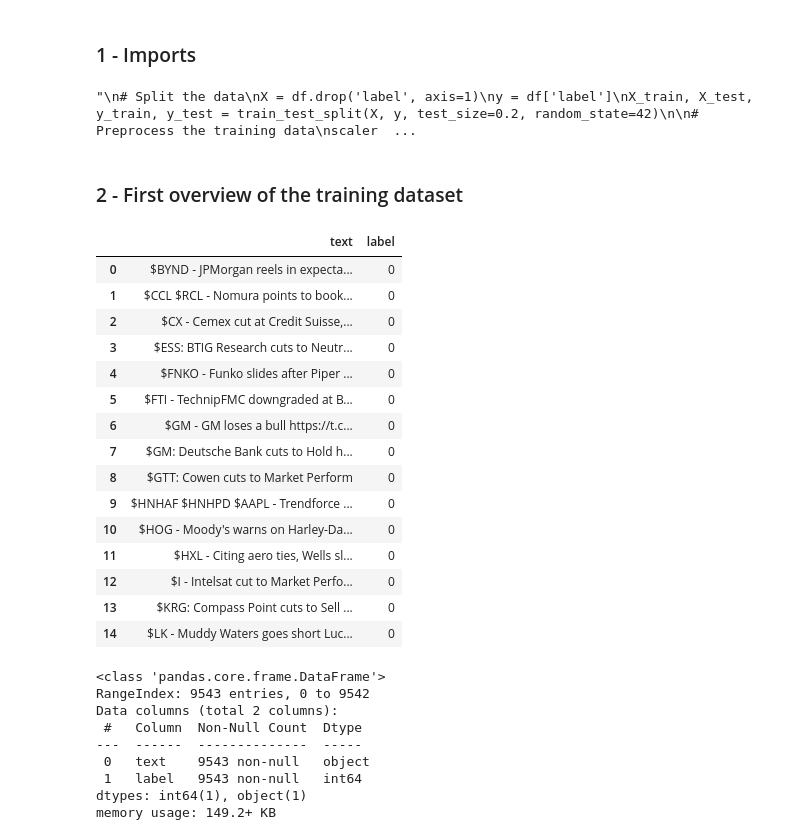
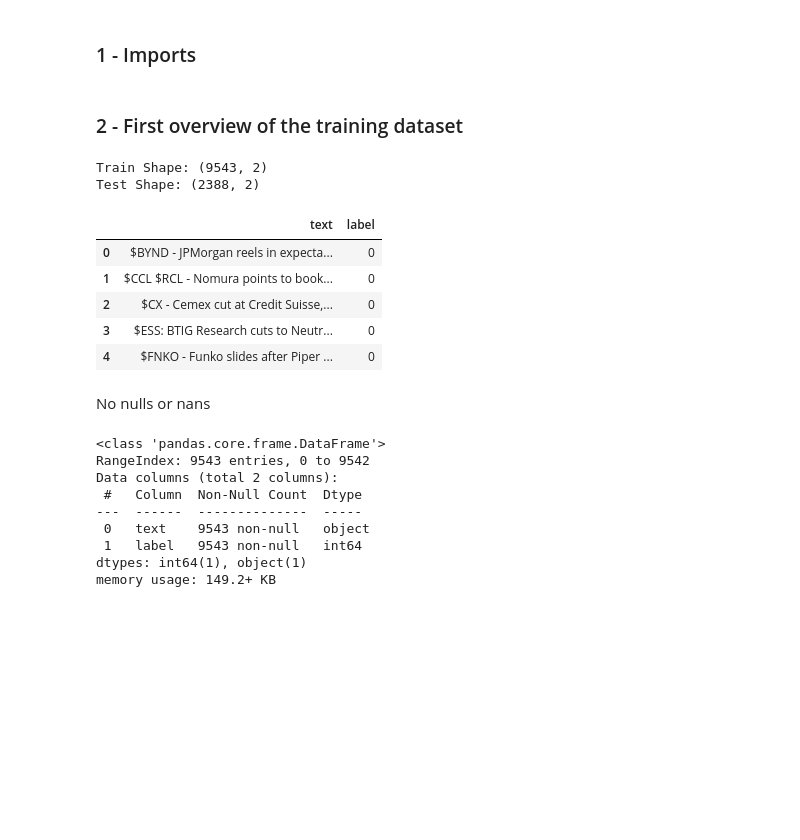
Before and after one commit to VGoon/TMProject_Group8_2425, a Jupyter notebook: EDA.ipynb, the cells around one changed output. Cells and saved outputs as stored; diff of their text form; code cells hidden in the pictures; blank space fills up the shorter version.

```diff
--- a/EDA.ipynb
+++ b/EDA.ipynb
@@ -3,28 +11,3 @@
 # %% [markdown]
 ### 1 - Imports
-# %%
-"""
-# Split the data
-X = df.drop('label', axis=1)
-y = df['label']
-X_train, X_test, y_train, y_test = train_test_split(X, y, test_size=0.2, random_state=42)
-
-# Preprocess the training data
-scaler = StandardScaler()
-encoder = OneHotEncoder()
-imputer = SimpleImputer(strategy='mean')
-
-# Fit and transform the training data
-X_train_scaled = scaler.fit_transform(X_train[['feature1', 'feature2']])
-X_train_encoded = encoder.fit_transform(X_train[['category']])
-X_train_imputed = imputer.fit_transform(X_train_scaled)
-
-# Apply the same preprocessing to the test data
-X_test_scaled = scaler.transform(X_test[['feature1', 'feature2']])
-X_test_encoded = encoder.transform(X_test[['category']])
-X_test_imputed = imputer.transform(X_test_scaled)
-
-"""
-# %% [output]
-"\n# Split the data\nX = df.drop('label', axis=1)\ny = df['label']\nX_train, X_test, y_train, y_test = train_test_split(X, y, test_size=0.2, random_state=42)\n\n# Preprocess the training data\nscaler  ...
 # %%
@@ -60,25 +43,23 @@ df_train = pd.read_csv(train_path)
 df_test = pd.read_csv(test_path)
 # %% [markdown]
 ### 2 - First overview of the training dataset
+# %%
+print("Train Shape: " + str(df_train.shape))
+print("Test Shape: " + str(df_test.shape))
+# %% [output]
+Train Shape: (9543, 2)
+Test Shape: (2388, 2)
 # %%
-df_train.head(15)
+df_train.head(5)
 # %% [output]
 |  | text | label |
 | 0 | $BYND - JPMorgan reels in expecta... | 0 |
 | 1 | $CCL $RCL - Nomura points to book... | 0 |
 | 2 | $CX - Cemex cut at Credit Suisse,... | 0 |
 | 3 | $ESS: BTIG Research cuts to Neutr... | 0 |
 | 4 | $FNKO - Funko slides after Piper ... | 0 |
-| 5 | $FTI - TechnipFMC downgraded at B... | 0 |
-| 6 | $GM - GM loses a bull https://t.c... | 0 |
-| 7 | $GM: Deutsche Bank cuts to Hold h... | 0 |
-| 8 | $GTT: Cowen cuts to Market Perform | 0 |
-| 9 | $HNHAF $HNHPD $AAPL - Trendforce ... | 0 |
-| 10 | $HOG - Moody's warns on Harley-Da... | 0 |
-| 11 | $HXL - Citing aero ties, Wells sl... | 0 |
-| 12 | $I - Intelsat cut to Market Perfo... | 0 |
-| 13 | $KRG: Compass Point cuts to Sell ... | 0 |
-| 14 | $LK - Muddy Waters goes short Luc... | 0 |
+# %% [markdown]
+No nulls or nans
 # %%
 df_train.info()
 # %% [output]
```
Also changed, not shown: parts of 32 cells of this notebook.
